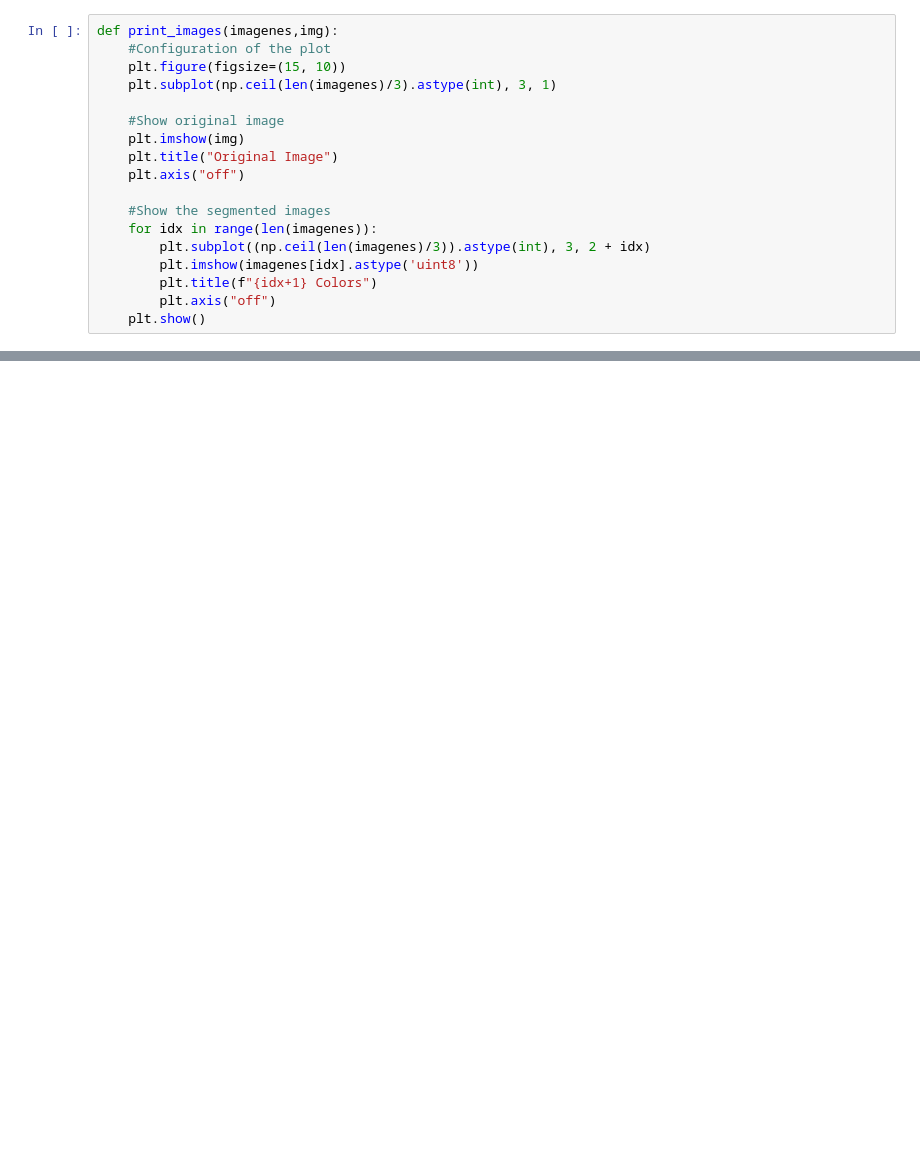
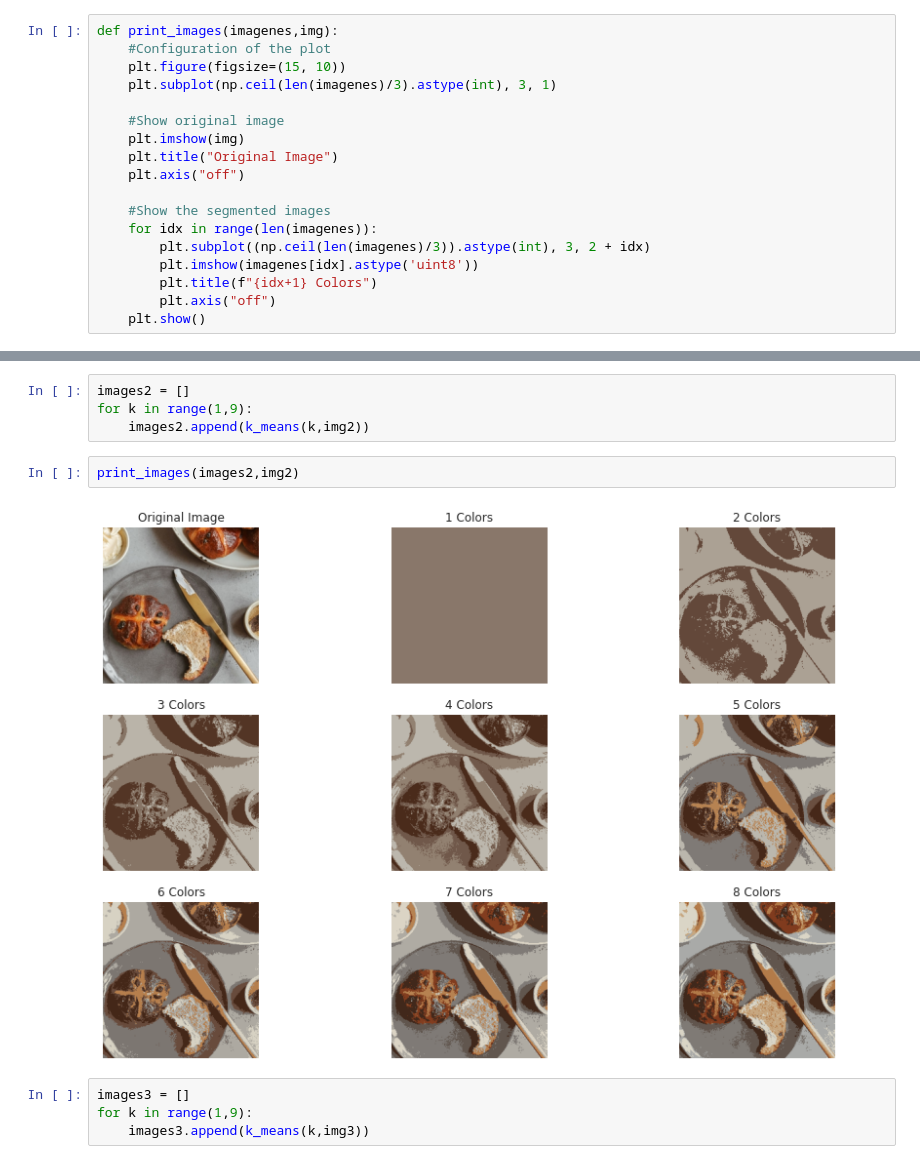
Before and after one commit to ManuelFelipeA/Clustering, a Jupyter notebook: K-Means-Ex.ipynb, the cells around one changed output, grey strips where cells are left out. Saved outputs shown, nothing was run; the diff lists cells and outputs as text; blank space fills up the shorter version.

```diff
--- a/K-Means-Ex.ipynb
+++ b/K-Means-Ex.ipynb
@@ -481,0 +386,12 @@ plt.imshow(segmented_image)
+# %%
+images2 = []
+for k in range(1,9):
+    images2.append(k_means(k,img2))
+# %%
+print_images(images2,img2)
+# %% [output]
+[figure, added]
+# %%
+images3 = []
+for k in range(1,9):
+    images3.append(k_means(k,img3))
```
Also changed, not shown: parts of 21 cells of this notebook, 9 other files.
